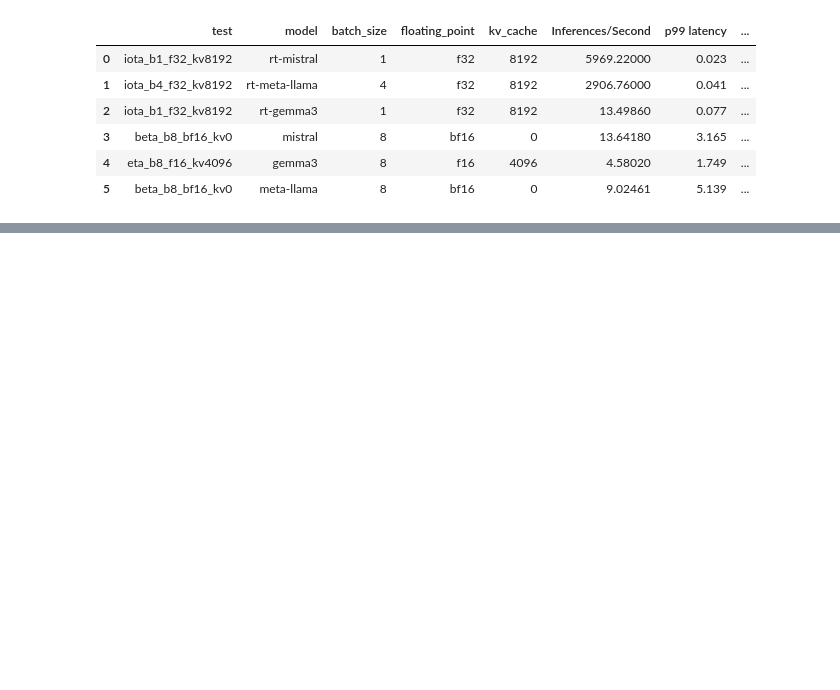
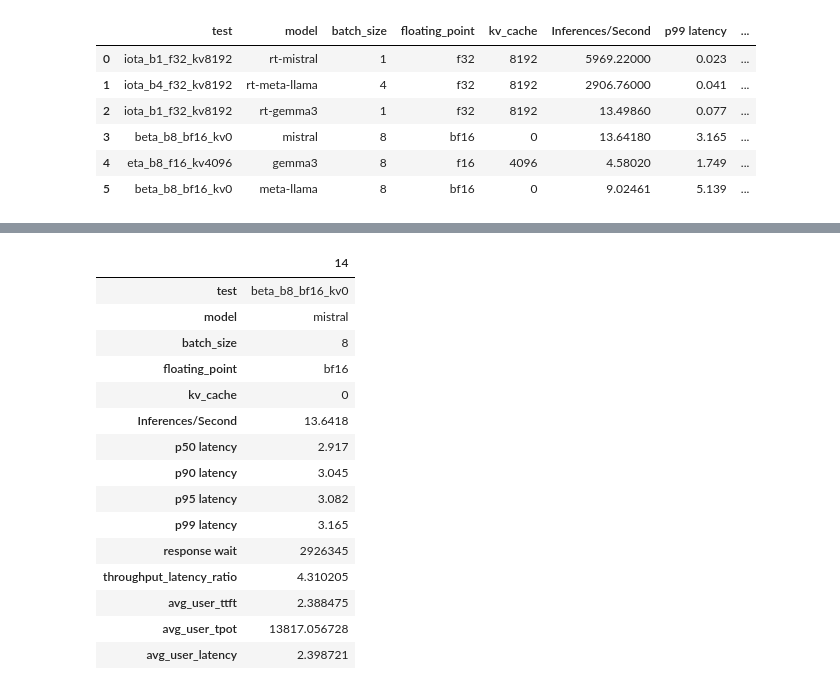
Before and after one commit to vanjaluk8/eksperiment_LLM, a Jupyter notebook: analiza_triton.ipynb, the cells around one changed output, grey strips where cells are left out. Saved outputs shown, nothing was run; the diff lists cells and outputs as text; code cells hidden in the pictures; blank space fills up the shorter version.

```diff
--- a/analiza_triton.ipynb
+++ b/analiza_triton.ipynb
@@ -115,0 +241,24 @@ best_per_model
+# %%
+#
+top_row_df = merged_df_filtered.head(1)
+
+# Transpose the dataframe to view it vertically
+# This turns columns into rows for easier reading of a single record
+top_row_df.T
+# %% [output]
+|  | 14 |
+| test | beta_b8_bf16_kv0 |
+| model | mistral |
+| batch_size | 8 |
+| floating_point | bf16 |
+| kv_cache | 0 |
+| Inferences/Second | 13.6418 |
+| p50 latency | 2.917 |
+| p90 latency | 3.045 |
+| p95 latency | 3.082 |
+| p99 latency | 3.165 |
+| response wait | 2926345 |
+| throughput_latency_ratio | 4.310205 |
+| avg_user_ttft | 2.388475 |
+| avg_user_tpot | 13817.056728 |
+| avg_user_latency | 2.398721 |
```
Also changed, not shown: parts of 2 cells of this notebook, 16 other files.
